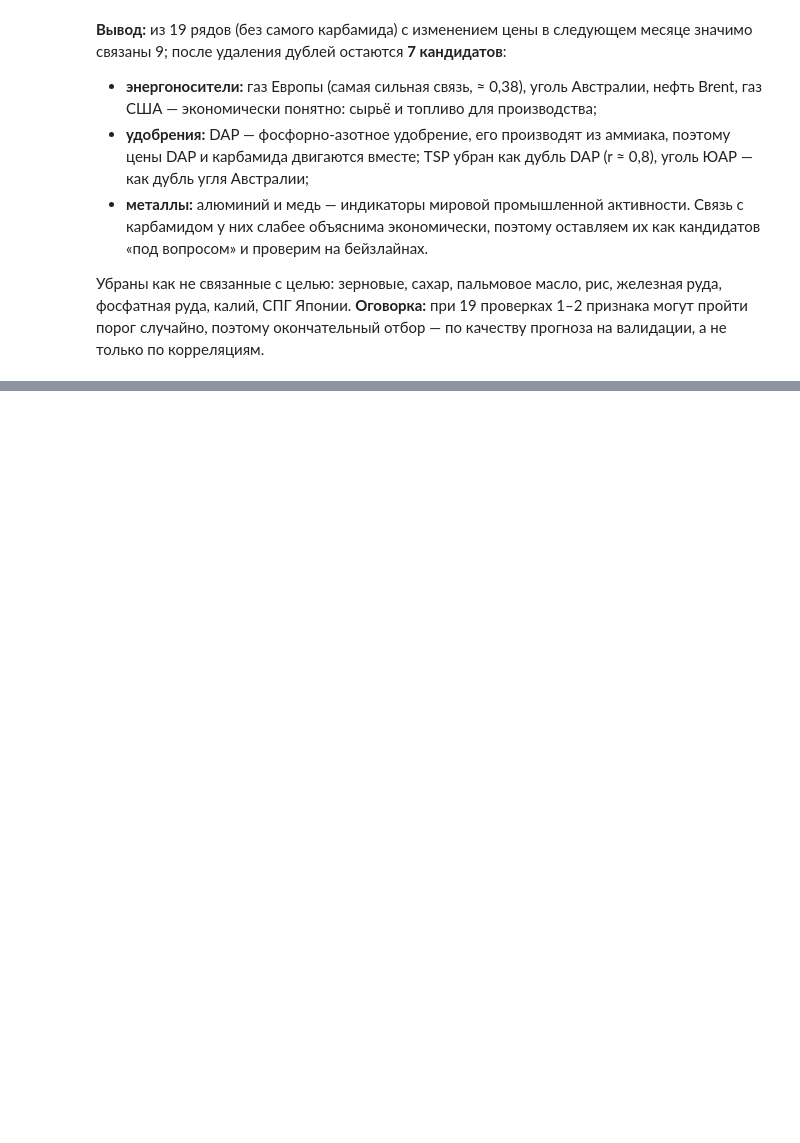
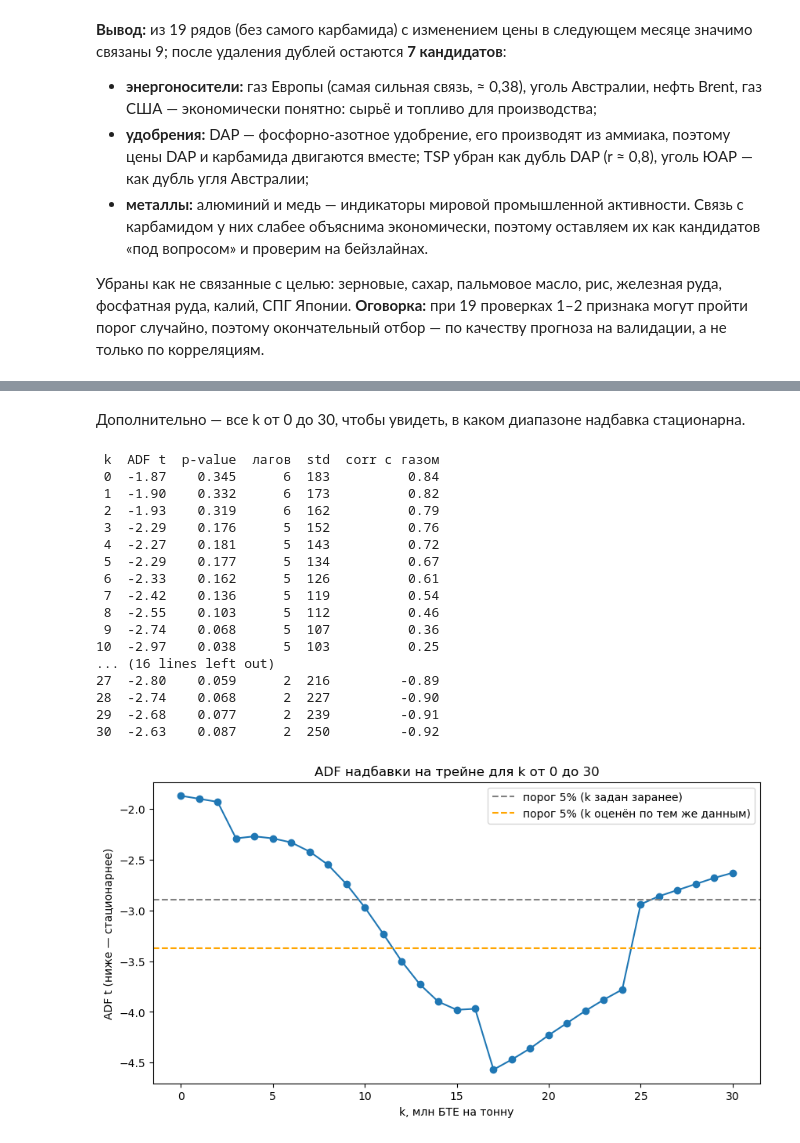
Before and after one commit to VldslMr/fertilizer-supply-chain-digital-model, a Jupyter notebook: checkpoint_2/elizaveta_eda/notebooks/01_eda_prices_target.ipynb, the cells around one changed output, grey strips where cells are left out. Saved outputs shown, nothing was run; the diff lists cells and outputs as text; code cells hidden in the pictures; blank space fills up the shorter version.

```diff
--- a/checkpoint_2/elizaveta_eda/notebooks/02_eda_checkpoint2.ipynb
+++ b/checkpoint_2/elizaveta_eda/notebooks/01_eda_prices_target.ipynb
@@ -385,0 +513,41 @@ tsp           0.21
+# %% [markdown]
+Дополнительно — все k от 0 до 30, чтобы увидеть, в каком диапазоне надбавка стационарна.
+# %%
+rows = []
+for k in range(0, 31):
+    markup = train["urea_price"] - k * train["gas_europe"]
+    result = adfuller(markup, autolag="AIC")
+    rows.append({"k": k, "ADF t": round(result[0], 2), "p-value": round(result[1], 3),
+                 "лагов": result[2], "std": round(markup.std()),
+                 "corr с газом": round(markup.corr(train["gas_europe"]), 2)})
+table = pd.DataFrame(rows)
+print(table.to_string(index=False))
+
+fig, ax = plt.subplots(figsize=(10, 5))
+ax.plot(table["k"], table["ADF t"], marker="o")
+ax.axhline(result[4]["5%"], color="gray", linestyle="--", label="порог 5% (k задан заранее)")
+ax.axhline(-3.37, color="orange", linestyle="--", label="порог 5% (k оценён по тем же данным)")
+ax.set_xlabel("k, млн БТЕ на тонну")
+ax.set_ylabel("ADF t (ниже — стационарнее)")
+ax.set_title("ADF надбавки на трейне для k от 0 до 30")
+ax.legend()
+plt.show()
+# %% [output]
+ k  ADF t  p-value  лагов  std  corr с газом
+ 0  -1.87    0.345      6  183          0.84
+ 1  -1.90    0.332      6  173          0.82
+ 2  -1.93    0.319      6  162          0.79
+ 3  -2.29    0.176      5  152          0.76
+ 4  -2.27    0.181      5  143          0.72
+ 5  -2.29    0.177      5  134          0.67
+ 6  -2.33    0.162      5  126          0.61
+ 7  -2.42    0.136      5  119          0.54
+ 8  -2.55    0.103      5  112          0.46
+ 9  -2.74    0.068      5  107          0.36
+10  -2.97    0.038      5  103          0.25
+... (16 lines left out)
+27  -2.80    0.059      2  216         -0.89
+28  -2.74    0.068      2  227         -0.90
+29  -2.68    0.077      2  239         -0.91
+30  -2.63    0.087      2  250         -0.92
+[figure, added]
```
Also changed, not shown: parts of 18 cells of this notebook, 8 other files.
